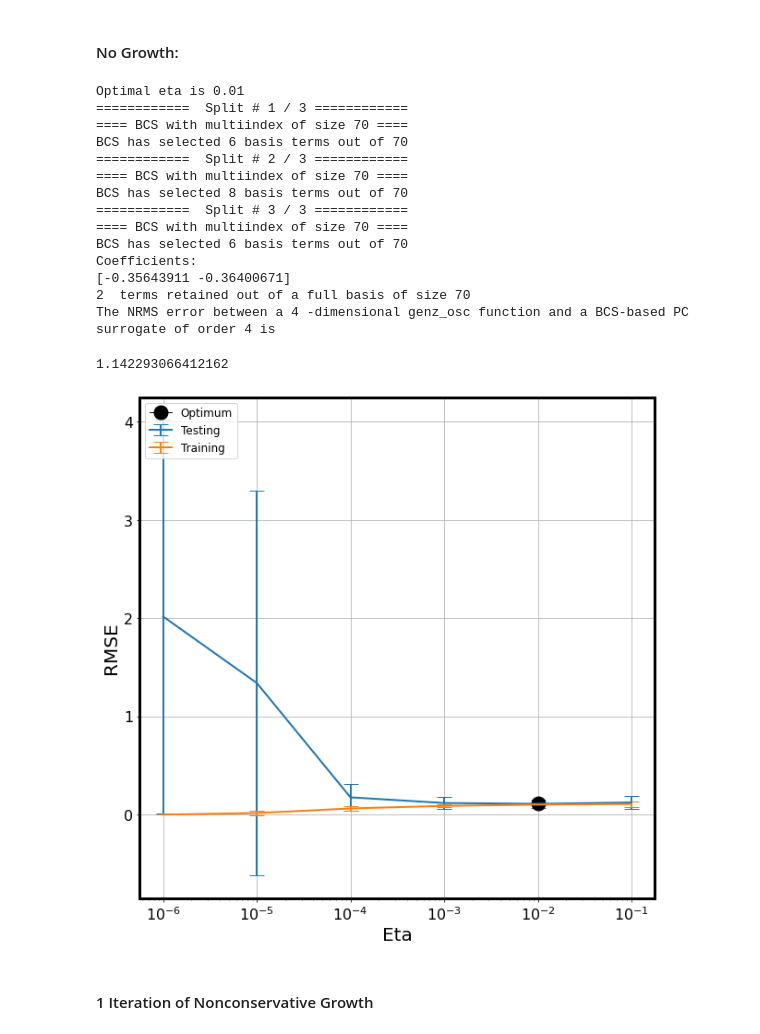
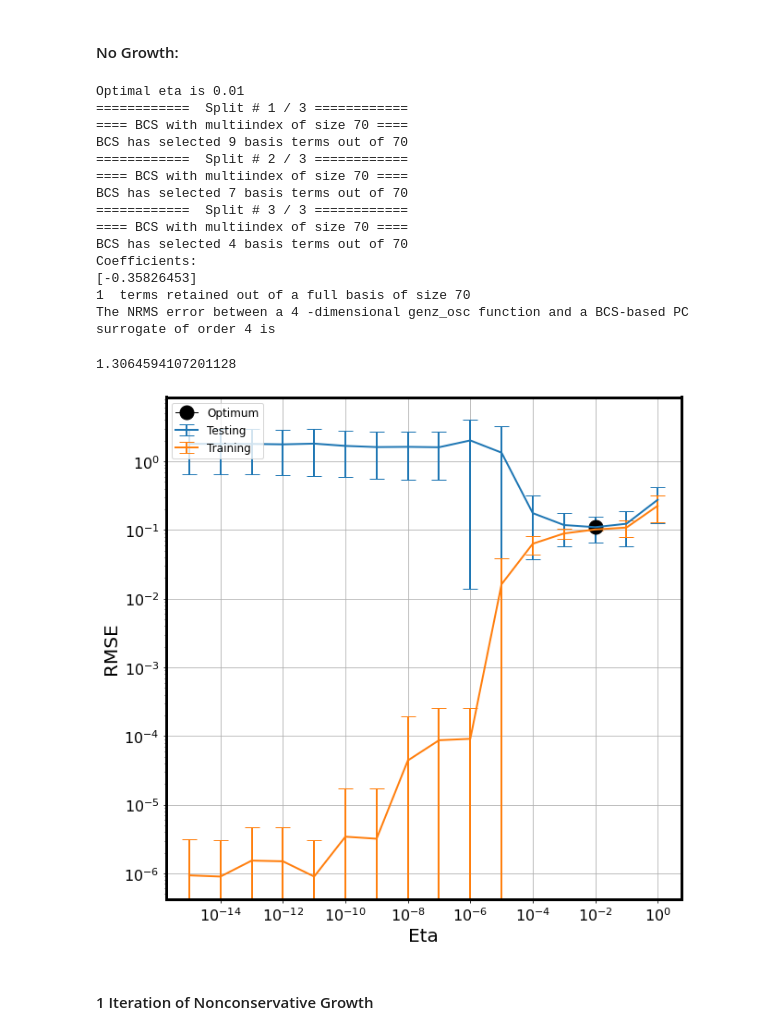
Before and after one commit to sandialabs/UQTk, a Jupyter notebook: examples/surrogate_genz/surrogate_genz-BCS.ipynb, the cells around one changed output. Drawn from its saved outputs; the diff is of its cells as text; code cells hidden in the pictures.

Commit message:
eta_growth option added to BCS, eta plot in log scale

```diff
--- a/examples/surrogate_genz/surrogate_genz-BCS.ipynb
+++ b/examples/surrogate_genz/surrogate_genz-BCS.ipynb
@@ -25,18 +25,19 @@ pc_alpha = 0.0      # Free parameter > -1 for Gamma-Laguerre and Beta-Jacobi PCs
 pc_beta = 1.0       # Free parameter > -1 for Gamma-Laguerre and Beta-Jacobi PCs
 
 # BCS parameters
+eta = 1/np.power(10,[i for i in range(0,16)])     # Threshold for stopping the algorithm
 niter = 1                                        # Number of iterations to run, must be > 0
-eta = 1/np.power(10,[i for i in range(1,7)])    # Threshold for stopping the algorithm
+mindex_growth =  'nonconservative'               # Method for basis growth; options are "conservative," "nonconservative," or None
 ntry = 3                                         # Number of splits for cross-validation of the retained basis terms
 eta_folds = 20                      # Number of folds to use for eta cross-validation
-mindex_growth =  'nonconservative'              # Method for basis growth; options are "conservative," "nonconservative," or None
+eta_growth =  False                 # Flag for using basis growth in eta optimization
+eta_plot = True                     # Flag for plotting possible etas by RMSEs during optimization
 regparams = None                    # Regularization weights (provide an array or value); if None, they are autopopulated
 sigma = 1e-8                        # Initial noise variance; updated in BCS
 trval_frac = None                   # Fraction of total data to use in each split
 npccut = None                       # Maximum number of PC coefficients to retain
 pcf_thr = None                      # Minimum value (by magnitude) for PC coefficients
 verbose = 1                         # Flag for print statements: 0 for none, 1 for minimal statements, 2 for full output
-eta_plot = True                     # Flag for plotting possible etas by RMSEs during optimization
 
 # Model Choice
 model = 'genz_osc'   # Choices are 'genz_osc', 'genz_exp', 'genz_cont','genz_gaus','genz_cpeak', 'genz_ppeak'
@@ -87,41 +88,41 @@ mindex_growth = None
 # Determine order of the starting basis
 if mindex_growth == None:
     start_ord = nord # if no basis growth, order of the final basis = order of the starting basis
 else:
     start_ord = nord-niter+1 # if basis growth, shrink starting basis to allow for growth niter-1 times
 
 # Define PC object
 pc_start = uqtkpce.PCSet("NISPnoq", start_ord, ndim, pc_type, pc_alpha, pc_beta)
 
 # Determine coefficients through BCS
-pc_final, c_k = pce_tools.UQTkBCS(pc_start, x_train, y_train, niter, eta, ntry, eta_folds, mindex_growth, regparams, sigma, trval_frac, npccut, pcf_thr, verbose, eta_plot)
+pc_final, c_k = pce_tools.UQTkBCS(pc_start, x_train, y_train, eta, niter, mindex_growth, ntry, eta_folds, eta_growth, eta_plot, regparams, sigma, trval_frac, npccut, pcf_thr, verbose)
 
 # Evaluate the PCE
 pce_evals = pce_tools.UQTkEvaluatePCE(pc_final, c_k, x_test)
 
 # Calculate error metric
 MSE = np.square(np.subtract(y_test, pce_evals)).mean()
 NRMSE=math.sqrt(MSE)/np.abs(y_test.mean())
 print("The NRMS error between a", ndim, "-dimensional", model, "function and a BCS-based PC surrogate of \
 order", nord, "is")
 NRMSE
 # %% [output]
 Optimal eta is 0.01
 ============  Split # 1 / 3 ============
 ==== BCS with multiindex of size 70 ====
-BCS has selected 6 basis terms out of 70
+BCS has selected 9 basis terms out of 70
 ============  Split # 2 / 3 ============
 ==== BCS with multiindex of size 70 ====
-BCS has selected 8 basis terms out of 70
+BCS has selected 7 basis terms out of 70
 ============  Split # 3 / 3 ============
 ==== BCS with multiindex of size 70 ====
-BCS has selected 6 basis terms out of 70
+BCS has selected 4 basis terms out of 70
 Coefficients:
-[-0.35643911 -0.36400671]
-2  terms retained out of a full basis of size 70
+[-0.35826453]
+1  terms retained out of a full basis of size 70
 The NRMS error between a 4 -dimensional genz_osc function and a BCS-based PC surrogate of order 4 is
-1.142293066412162
+1.3064594107201128
-[figure, old version]
+[figure, new version]
 # %% [markdown]
 #### 1 Iteration of Nonconservative Growth
 # %%
```
Also changed, not shown: parts of 3 cells of this notebook, 2 other files.
